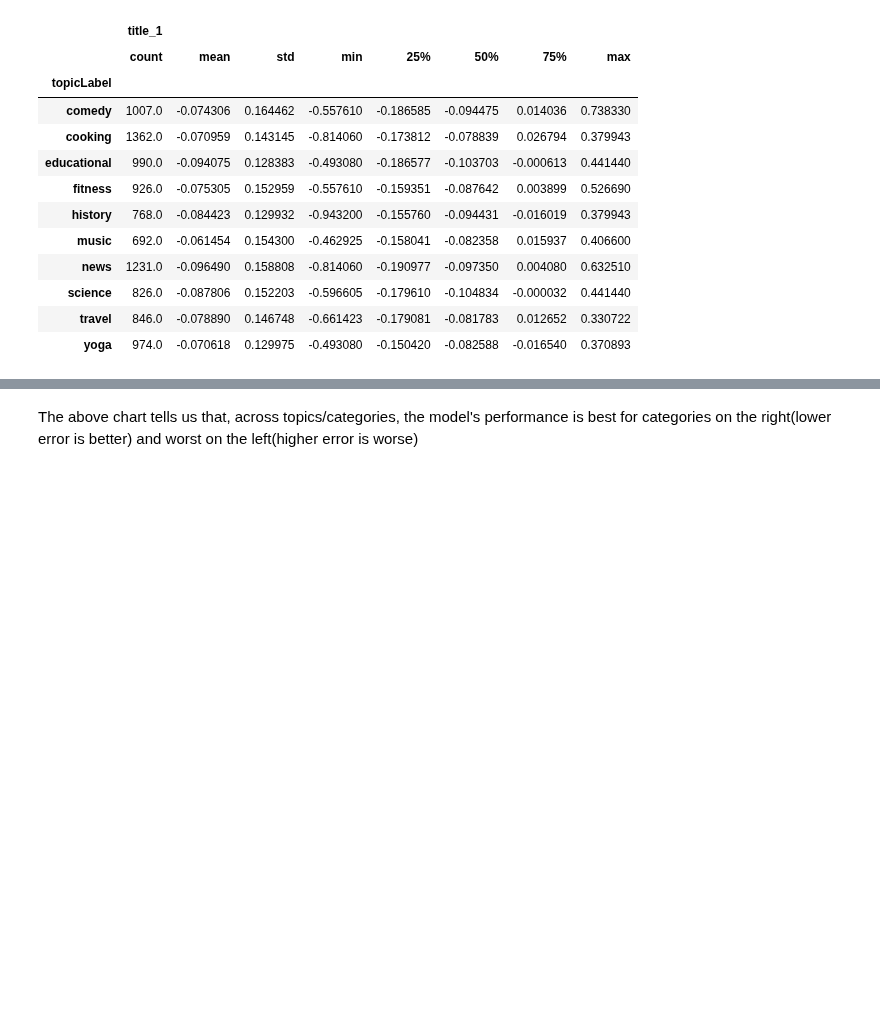
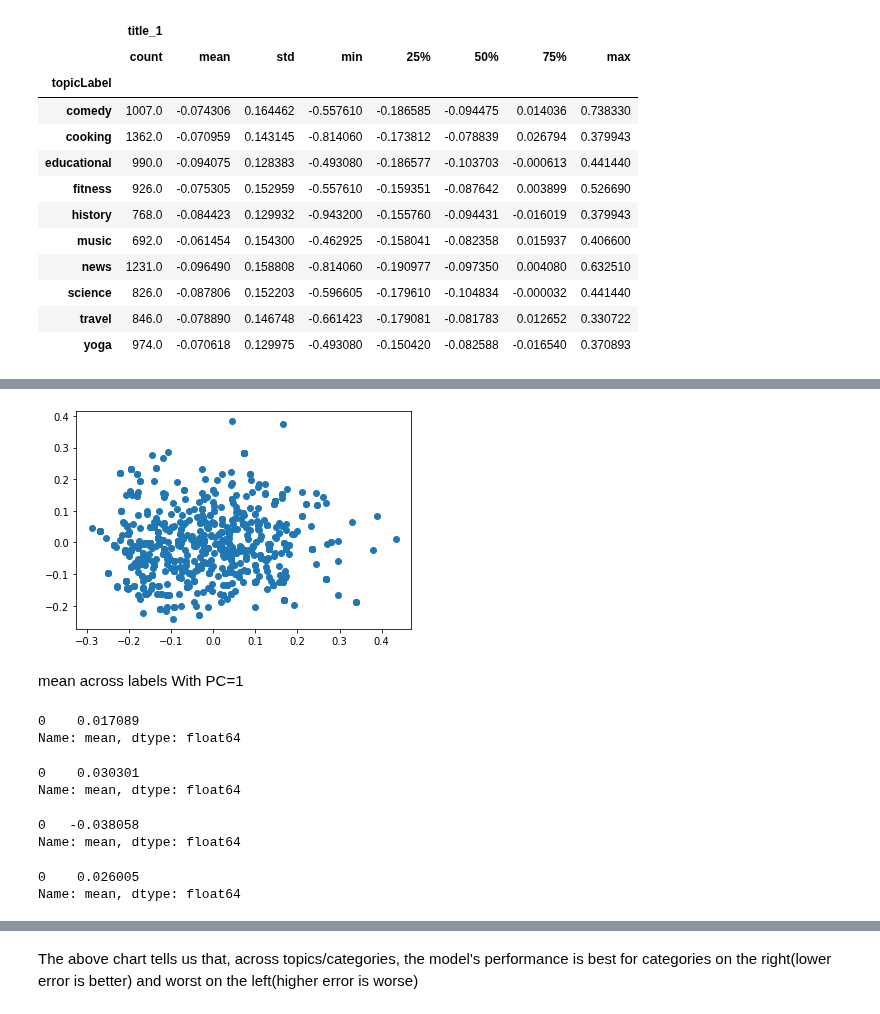
Before and after one commit to ajinkyabhanudas/SIADS696, a Jupyter notebook: Failure_analysis_Ajinkya.ipynb, the cells around one changed output, grey strips where cells are left out. Saved outputs shown, nothing was run; the diff lists cells and outputs as text; code cells hidden in the pictures; blank space fills up the shorter version.

```diff
--- a/Failure_analysis_Ajinkya.ipynb
+++ b/Failure_analysis_Ajinkya.ipynb
@@ -197,0 +210,29 @@ test_X_[[w2v_cols[0]]+['topicLabel']].groupby('topicLabel').describe()
+# %%
+x = pca.transform(test_X_[test_X_.topicLabel=='fitness'][w2v_cols])[:,0]
+y = pca.transform(test_X_[test_X_.topicLabel=='fitness'][w2v_cols])[:,1]
+# %%
+plt.scatter(x, y);
+# %% [output]
+[figure, added]
+# %% [markdown]
+mean across labels With PC=1
+# %%
+pd.DataFrame(pca.transform(test_X_[test_X_.topicLabel=='cooking'][w2v_cols])).describe().loc['mean']
+# %% [output]
+0    0.017089
+Name: mean, dtype: float64
+# %%
+pd.DataFrame(pca.transform(test_X_[test_X_.topicLabel=='news'][w2v_cols])).describe().loc['mean']
+# %% [output]
+0    0.030301
+Name: mean, dtype: float64
+# %%
+pd.DataFrame(pca.transform(test_X_[test_X_.topicLabel=='music'][w2v_cols])).describe().loc['mean']
+# %% [output]
+0   -0.038058
+Name: mean, dtype: float64
+# %%
+pd.DataFrame(pca.transform(test_X_[test_X_.topicLabel=='yoga'][w2v_cols])).describe().loc['mean']
+# %% [output]
+0    0.026005
+Name: mean, dtype: float64
```
Also changed, not shown: parts of 9 cells of this notebook.
